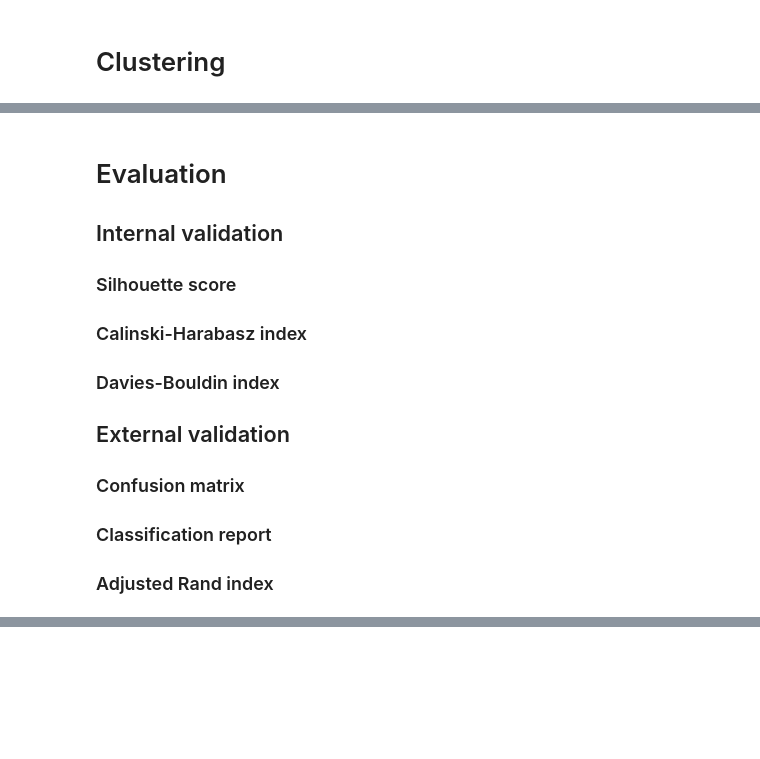
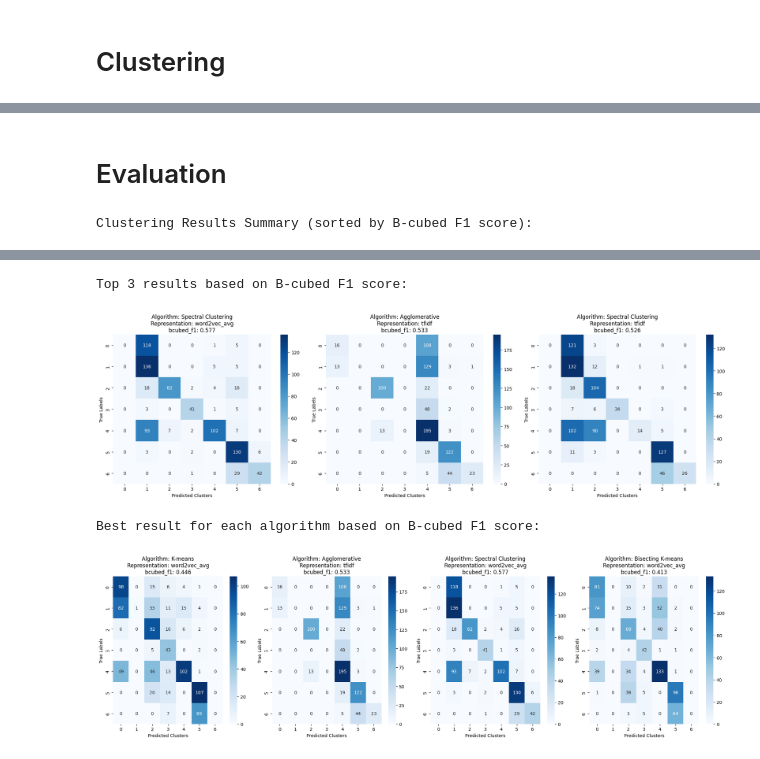
Before and after one commit to alvaro-francisco-gil/text-mining, a Jupyter notebook: 04_clustering/04_exercise.ipynb, the cells around one changed output, grey strips where cells are left out. Saved outputs shown, nothing was run; the diff lists cells and outputs as text; code cells hidden in the pictures; blank space fills up the shorter version.

```diff
--- a/04_clustering/04_exercise.ipynb
+++ b/04_clustering/04_exercise.ipynb
@@ -257,10 +189,0 @@ cm_dbscan_word2vec_sum, correspondences_dbscan_word2vec_sum, accuracy_dbscan_wor
-# %% [markdown]
-# Evaluation
-## Internal validation
-### Silhouette score
-### Calinski-Harabasz index
-### Davies-Bouldin index
-## External validation
-### Confusion matrix
-### Classification report
-### Adjusted Rand index
@@ -266,0 +362,14 @@ cm_dbscan_word2vec_sum, correspondences_dbscan_word2vec_sum, accuracy_dbscan_wor
+# %%
+n_clusters = 7
+
+representations_dict = {
+    'tf': tf_representations,
+    'tfidf': tfidf_representations,
+    'word2vec_avg': word2vec_avg_representations,
+    'word2vec_sum': word2vec_sum_representations
+}
+
+# Run all clustering algorithms on all representations
+results_df = run_all_clustering_algorithms(representations_dict, n_clusters, true_labels)
+# %% [markdown]
+# Evaluation
@@ -266,0 +450,16 @@ cm_dbscan_word2vec_sum, correspondences_dbscan_word2vec_sum, accuracy_dbscan_wor
+# %%
+# Display the results table sorted by bcubed_f1 in descending order
+print("Clustering Results Summary (sorted by B-cubed F1 score):")
+display(results_df.sort_values(by='bcubed_f1', ascending=False)[['representation', 'algorithm', 'accuracy', 'adjusted_rand_index',
+                    'bcubed_precision', 'bcubed_recall', 'bcubed_f1',
+                    'homogeneity', 'completeness', 'v_measure']].reset_index(drop=True).round(2))
+
+# Visualize the top 3 results based on B-cubed F1 score
+print("\nTop 3 results based on B-cubed F1 score:")
+plot_top_confusion_matrices(results_df, true_labels, metric='bcubed_f1', top_n=3)
+
+# Visualize the best result for each algorithm
+print("\nBest result for each algorithm based on B-cubed F1 score:")
+plot_best_per_algorithm(results_df, true_labels, metric='bcubed_f1')
+# %% [output]
+Clustering Results Summary (sorted by B-cubed F1 score):
@@ -266,0 +483,4 @@ cm_dbscan_word2vec_sum, correspondences_dbscan_word2vec_sum, accuracy_dbscan_wor
+Top 3 results based on B-cubed F1 score:
+[figure, added]
+Best result for each algorithm based on B-cubed F1 score:
+[figure, added]
```
Also changed, not shown: parts of 16 cells of this notebook.
